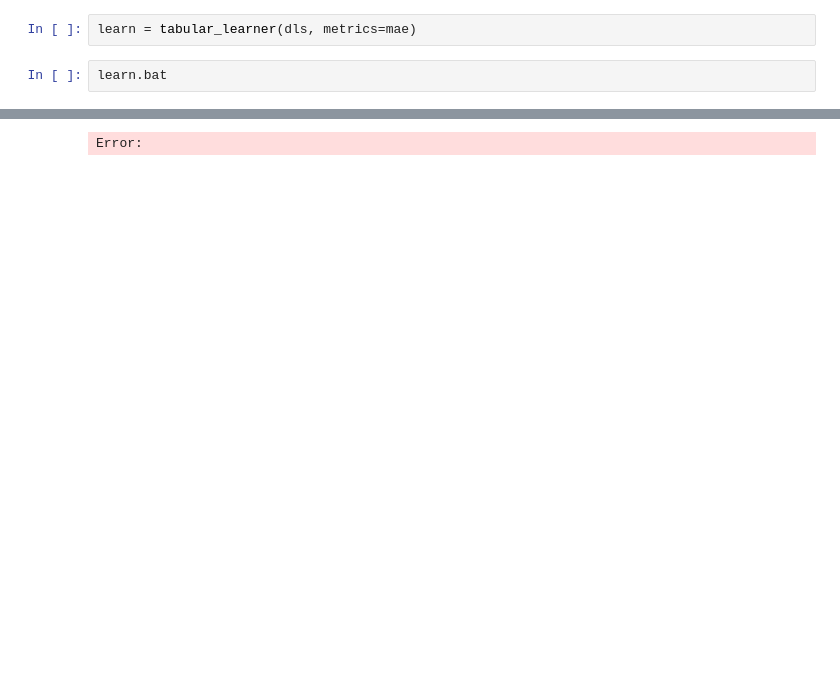
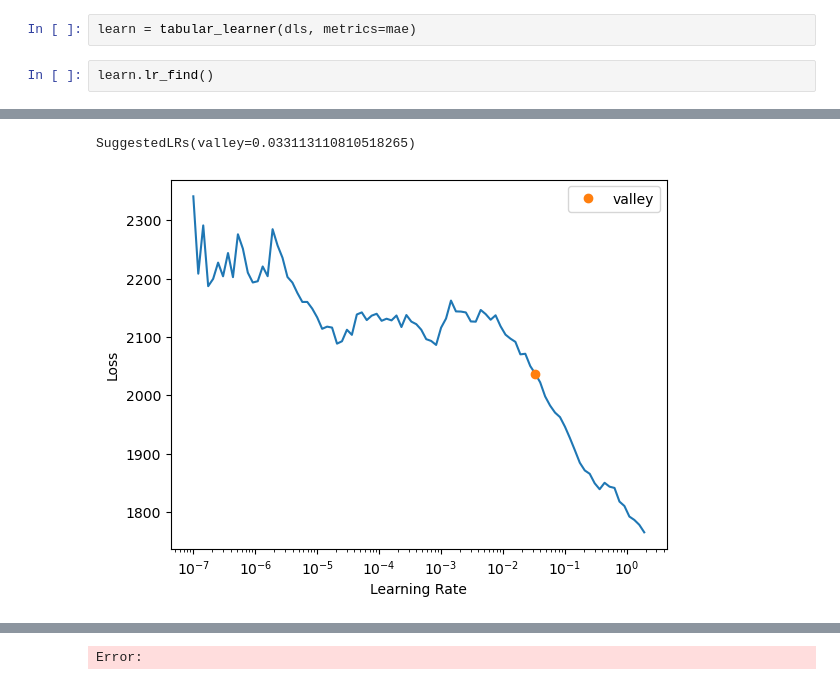
Before and after one commit to omlnaut/dynamic_pricing, a Jupyter notebook: nbs/02_fastai_baseline.ipynb, the cells around one changed output, grey strips where cells are left out. Saved outputs shown, nothing was run; the diff lists cells and outputs as text; blank space fills up the shorter version.

```diff
--- a/nbs/02_fastai_baseline.ipynb
+++ b/nbs/02_fastai_baseline.ipynb
@@ -38,4 +40,5 @@ dls.show_batch()
 # %%
 learn = tabular_learner(dls, metrics=mae)
 # %%
-learn.bat
+learn.lr_find()
+# %% [output]
@@ -42 +46,3 @@ learn.bat
+SuggestedLRs(valley=0.033113110810518265)
+[figure, added]
 # %%
```
Also changed, not shown: parts of 6 cells of this notebook, 7 other files.
